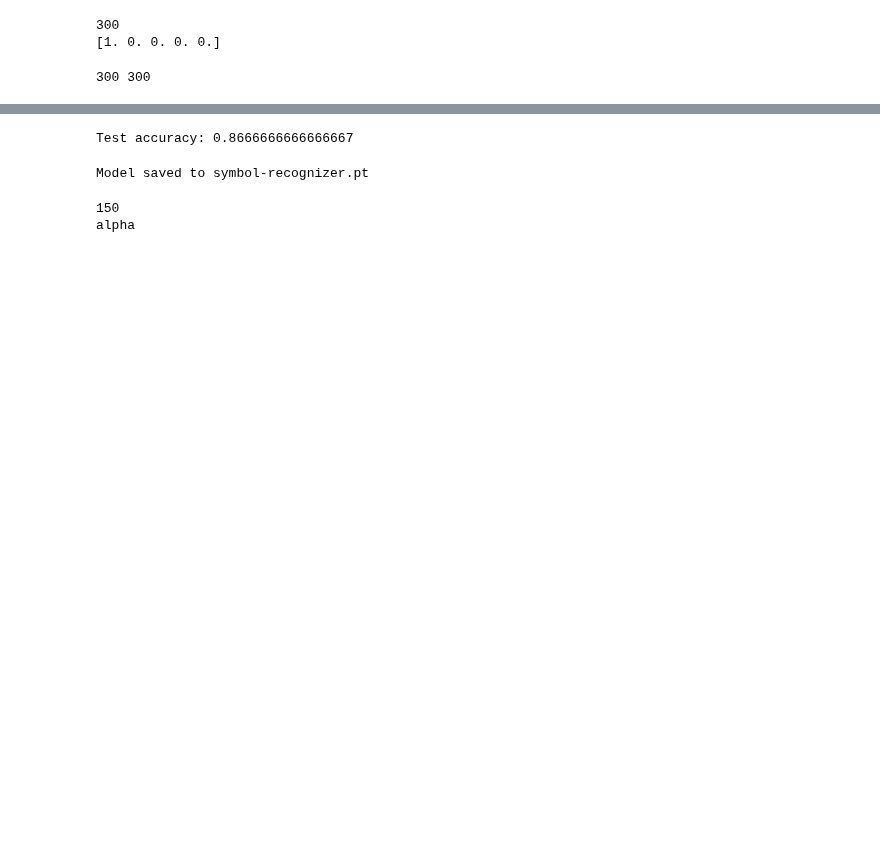
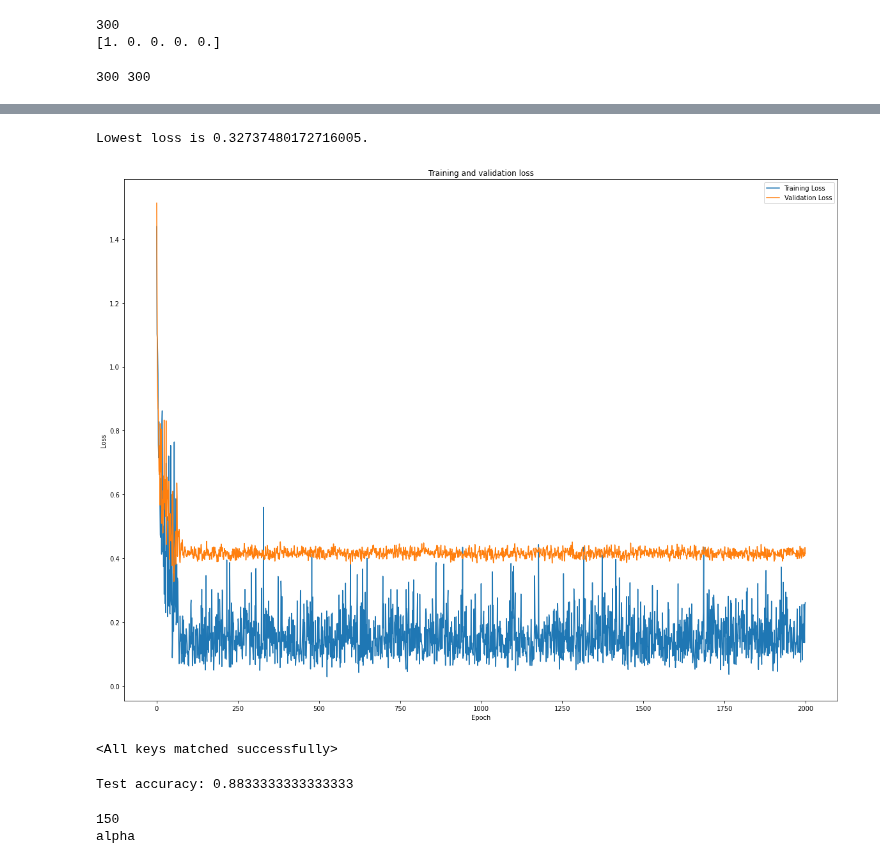
Before and after one commit to buzaXnov/symbol-recognizer, a Jupyter notebook: initial.ipynb, the cells around one changed output, grey strips where cells are left out. Drawn from its saved outputs; the diff is of its cells as text; code cells hidden in the pictures; blank space fills up the shorter version.

```diff
--- a/initial.ipynb
+++ b/initial.ipynb
@@ -135,22 +128,33 @@ class NeuralNet(nn.Module):
         self.l1 = nn.Linear(input_size, hidden_size)
         self.bn1 = nn.BatchNorm1d(hidden_size)
         self.relu1 = nn.ReLU()
-        self.dropout = nn.Dropout(p=0.3)
+        self.dropout1 = nn.Dropout(p=0.3)
         self.l2 = nn.Linear(hidden_size, hidden_size)
         self.bn2 = nn.BatchNorm1d(hidden_size)
         self.relu2 = nn.ReLU()
-        self.l3 = nn.Linear(hidden_size, num_classes)
+        self.dropout2 = nn.Dropout(p=0.3)
+        self.l3 = nn.Linear(hidden_size, hidden_size)
+        self.bn3 = nn.BatchNorm1d(hidden_size)
+        self.relu3 = nn.ReLU()
+        self.dropout3 = nn.Dropout(p=0.3)
+        self.l4 = nn.Linear(hidden_size, num_classes)
 
     def forward(self, x):
         x = x.to(torch.float32)
         out = self.l1(x)
         out = self.bn1(out)
         out = self.relu1(out)
-        out = self.dropout(out)
+        out = self.dropout1(out)
         out = self.l2(out)
         out = self.bn2(out)
         out = self.relu2(out)
+        out = self.dropout2(out)
         out = self.l3(out)
+        out = self.bn3(out)
+        out = self.relu3(out)
+        out = self.dropout3(out)
+        out = self.l4(out)
+
         # no activation and no softmax at the end
         return out
 
@@ -165,6 +169,6 @@ criterion = nn.CrossEntropyLoss()
 optimizer = torch.optim.Adam(model.parameters(), lr=learning_rate)
 
 # Define the scheduler
-scheduler = ReduceLROnPlateau(optimizer, mode='min', patience=10, verbose=True)
+scheduler = torch.optim.lr_scheduler.ReduceLROnPlateau(optimizer, mode='min', factor=0.1, patience=10, verbose=True)
 # %%
 # Training loop
@@ -213,39 +254,54 @@ Epoch [2000/2000]       Loss: 0.001378
+# %%
+print(f"Lowest loss is {lowest_val_loss}.")
+
+f = plt.figure()
+f.set_figwidth(20)
+f.set_figheight(15)
+
+# train_loss_history = train_loss_history[::15]
+plt.plot(range(num_epochs), train_loss_history, label="Training Loss")
+plt.plot(range(num_epochs), val_loss_history, label="Validation Loss")
+plt.xlabel("Epoch")
+plt.ylabel("Loss")
+plt.title("Training and validation loss")
+plt.legend()
+plt.show()
+# %% [output]
+Lowest loss is 0.32737480172716005.
+[figure, added]
+# %%
+# Loading model to check if the val losses are the same
+
+# Loading the saved dictionary during training
+checkpoint = torch.load(PATH)
+
+model_ = NeuralNet(input_size, hidden_size, num_classes)
+model_.load_state_dict(checkpoint['model_state_dict'])
+# NOTE: load the optimizer state_dict, epoch and loss to continue training (checkpoint)
+# %% [output]
+<All keys matched successfully>
 # %%
 # Test loop
+model_.eval()
+# A switch for some specific layers/parts of the model that behave
+# differently during training and inference (evaluating) time.
+# For example, Dropouts Layers and BatchNorm Layers.
+# Failing to do this will yield inconsistent inference results.
 with torch.no_grad():
-    # You must call model.eval() to set dropout and batch normalization
-    # layers to evaluation mode before running inference. Failing to do
-    # this will yield inconsistent inference results.
-    model.eval()
     correct = 0
     total = 0
     for inputs, labels in val_dataloader:
         inputs = inputs.to(device)
         labels = labels.to(device)
-        outputs = model(inputs)
+        outputs = model_(inputs)
         _, predicted = torch.max(outputs, 1)
         total += labels.size(0)
         labels = torch.argmax(labels, dim=1)   # get the label from one-hot encod
 
         correct += (predicted == labels).sum().item()
-    print('Test accuracy: {}'.format(correct / total))
+    print('Validation accuracy: {}'.format(correct / total))
 # %% [output]
-Test accuracy: 0.8666666666666667
+Test accuracy: 0.8833333333333333
-# %%
-# Saving the model locally
-try:
-    PATH = "symbol-recognizer.pt"
-    torch.save({
-                'epoch': epoch,
-                'model_state_dict': model.state_dict(),
-                'optimizer_state_dict': optimizer.state_dict(),
-                'loss': loss,
-                }, PATH)
-    print(f"Model saved to {PATH}")
-except e as Exception:
-    print(f"Model not saved. Exception.\n{e}")
-# %% [output]
-Model saved to symbol-recognizer.pt
 # %%
 # This dataset has 150 examples but the prepared has 300 because the dataset doubles
 # as we inverse the array as we need to take into account symbols drawn the other way.
```
Also changed, not shown: parts of 7 cells of this notebook.
